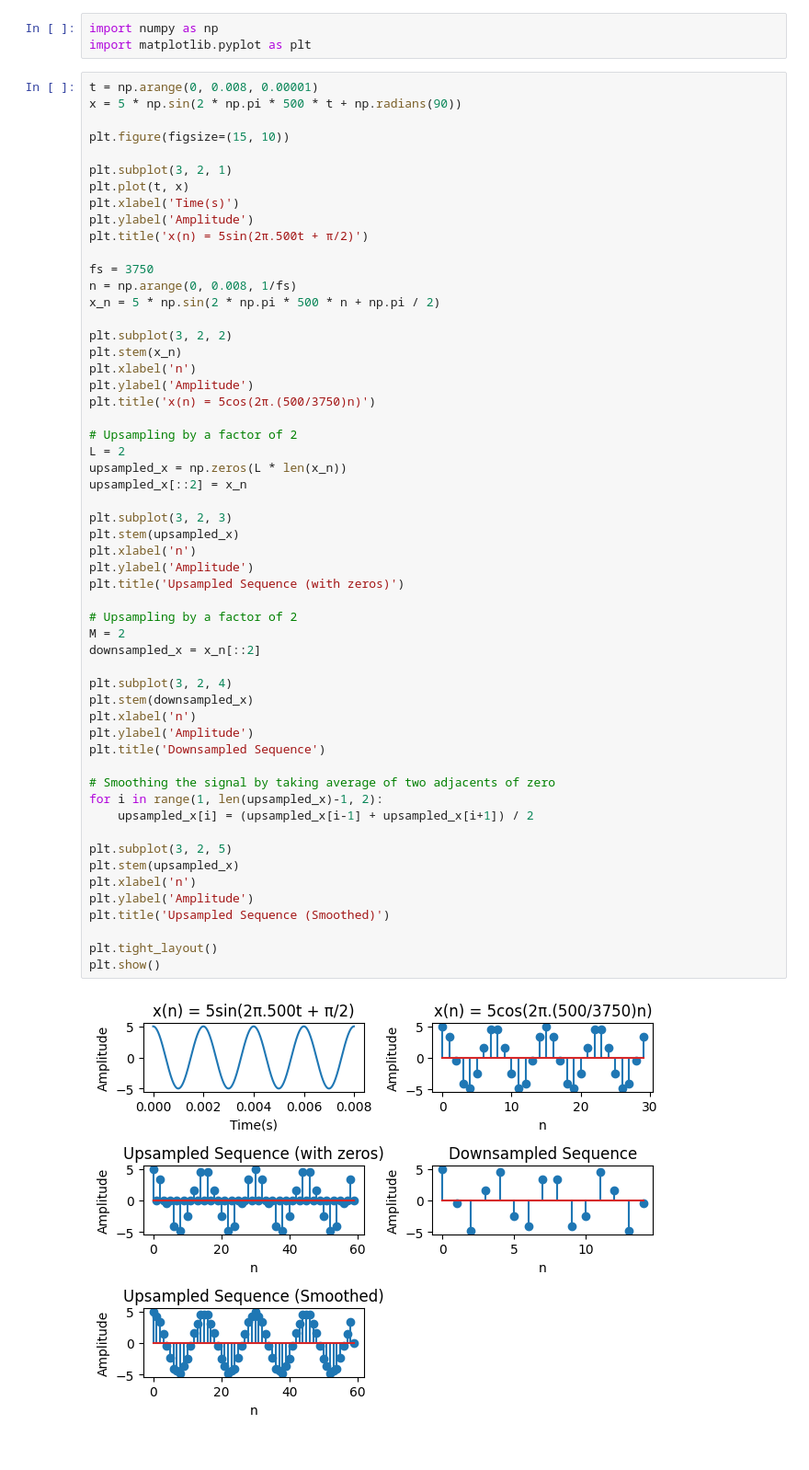
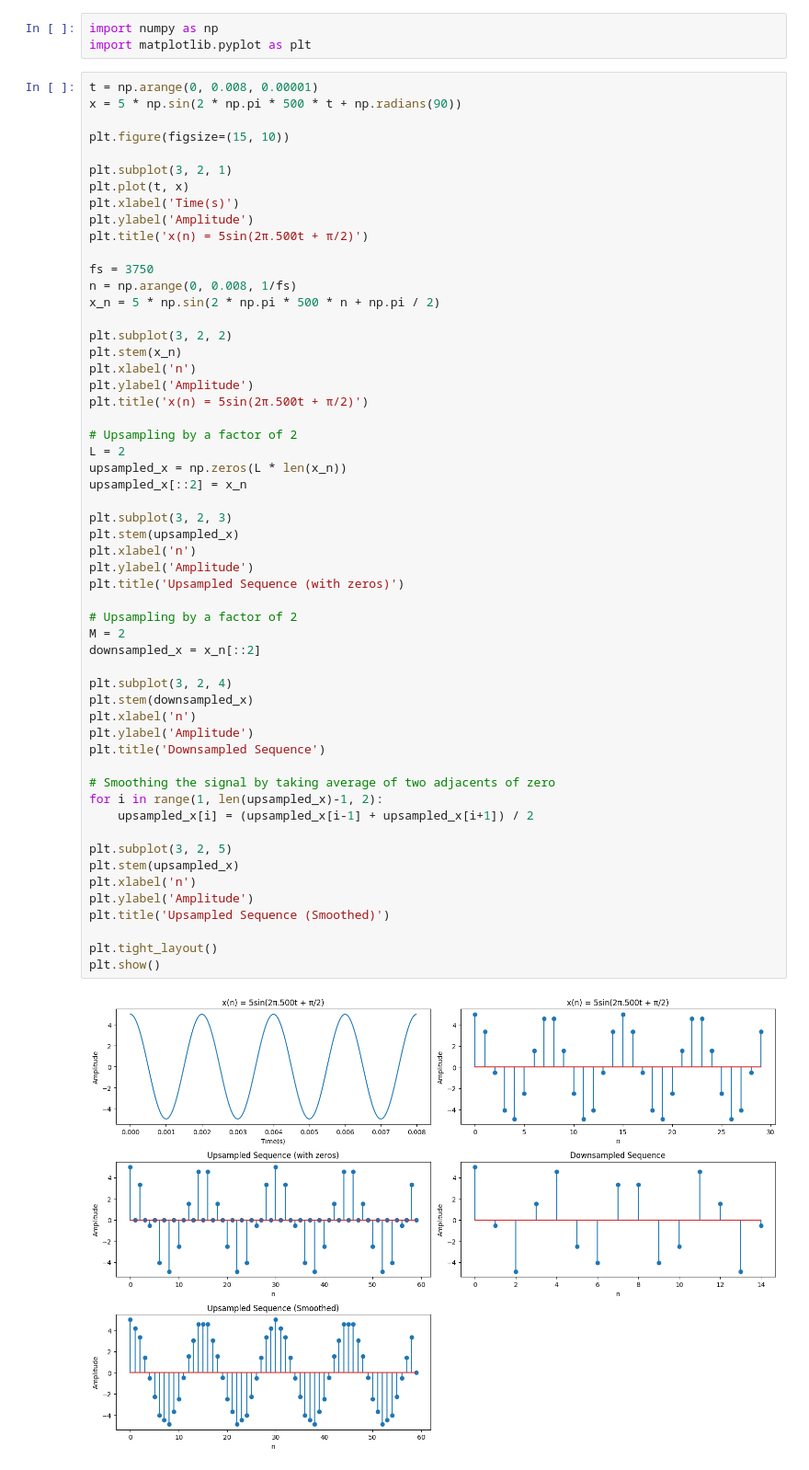
Before and after one commit to mdshiblinoman/Digital-Signal-Processing-Lab, a Jupyter notebook: upsampling-downsampling.ipynb, the cells around one changed output. Shown at 92% size. Saved outputs shown, nothing was run; the diff lists cells and outputs as text.

```diff
--- a/upsampling-downsampling.ipynb
+++ b/upsampling-downsampling.ipynb
@@ -21,7 +21,7 @@ plt.subplot(3, 2, 2)
 plt.stem(x_n)
 plt.xlabel('n')
 plt.ylabel('Amplitude')
-plt.title('x(n) = 5cos(2π.(500/3750)n)')
+plt.title('x(n) = 5sin(2π.500t + π/2)')
 
 # Upsampling by a factor of 2
 L = 2
@@ -30,31 +30,31 @@ upsampled_x[::2] = x_n
 
 plt.subplot(3, 2, 3)
 plt.stem(upsampled_x)
 plt.xlabel('n')
 plt.ylabel('Amplitude')
 plt.title('Upsampled Sequence (with zeros)')
 
 # Upsampling by a factor of 2
 M = 2
 downsampled_x = x_n[::2]
 
 plt.subplot(3, 2, 4)
 plt.stem(downsampled_x)
 plt.xlabel('n')
 plt.ylabel('Amplitude')
 plt.title('Downsampled Sequence')
 
 # Smoothing the signal by taking average of two adjacents of zero
 for i in range(1, len(upsampled_x)-1, 2):
     upsampled_x[i] = (upsampled_x[i-1] + upsampled_x[i+1]) / 2
 
 plt.subplot(3, 2, 5)
 plt.stem(upsampled_x)
 plt.xlabel('n')
 plt.ylabel('Amplitude')
 plt.title('Upsampled Sequence (Smoothed)')
 
 plt.tight_layout()
 plt.show()
 # %% [output]
-[figure, old version]
+[figure, new version]
```
Also changed, not shown: 8 other files.
